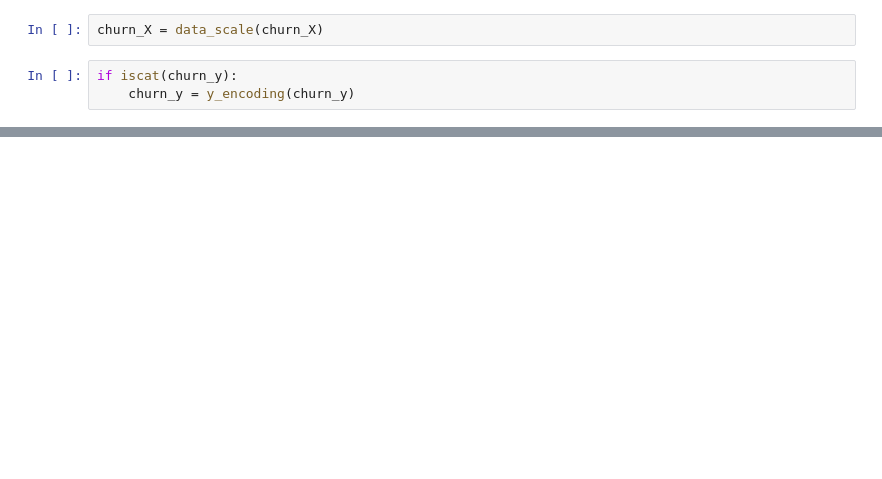
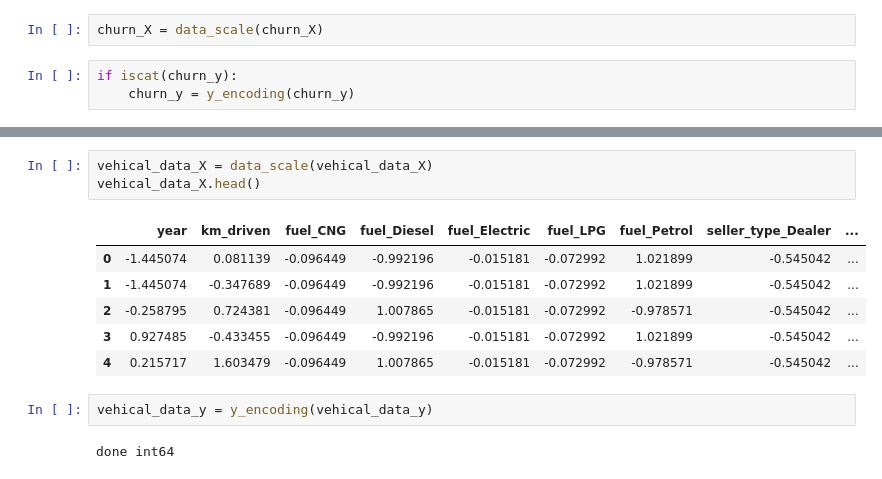
Before and after one commit to Light172006/Auto-ML-Lite, a Jupyter notebook: Experiment Notebook.ipynb, the cells around one changed output, grey strips where cells are left out. Saved outputs shown, nothing was run; the diff lists cells and outputs as text; blank space fills up the shorter version.

```diff
--- a/Experiment Notebook.ipynb
+++ b/Experiment Notebook.ipynb
@@ -585,0 +519,14 @@ Best parameter : {'var_smoothing': 1e-08}
+# %%
+vehical_data_X = data_scale(vehical_data_X)
+vehical_data_X.head()
+# %% [output]
+|  | year | km_driven | fuel_CNG | fuel_Diesel | fuel_Electric | fuel_LPG | fuel_Petrol | seller_type_Dealer | ... |
+| 0 | -1.445074 | 0.081139 | -0.096449 | -0.992196 | -0.015181 | -0.072992 | 1.021899 | -0.545042 | ... |
+| 1 | -1.445074 | -0.347689 | -0.096449 | -0.992196 | -0.015181 | -0.072992 | 1.021899 | -0.545042 | ... |
+| 2 | -0.258795 | 0.724381 | -0.096449 | 1.007865 | -0.015181 | -0.072992 | -0.978571 | -0.545042 | ... |
+| 3 | 0.927485 | -0.433455 | -0.096449 | -0.992196 | -0.015181 | -0.072992 | 1.021899 | -0.545042 | ... |
+| 4 | 0.215717 | 1.603479 | -0.096449 | 1.007865 | -0.015181 | -0.072992 | -0.978571 | -0.545042 | ... |
+# %%
+vehical_data_y = y_encoding(vehical_data_y)
+# %% [output]
+done int64
```
Also changed, not shown: parts of 46 cells of this notebook.
